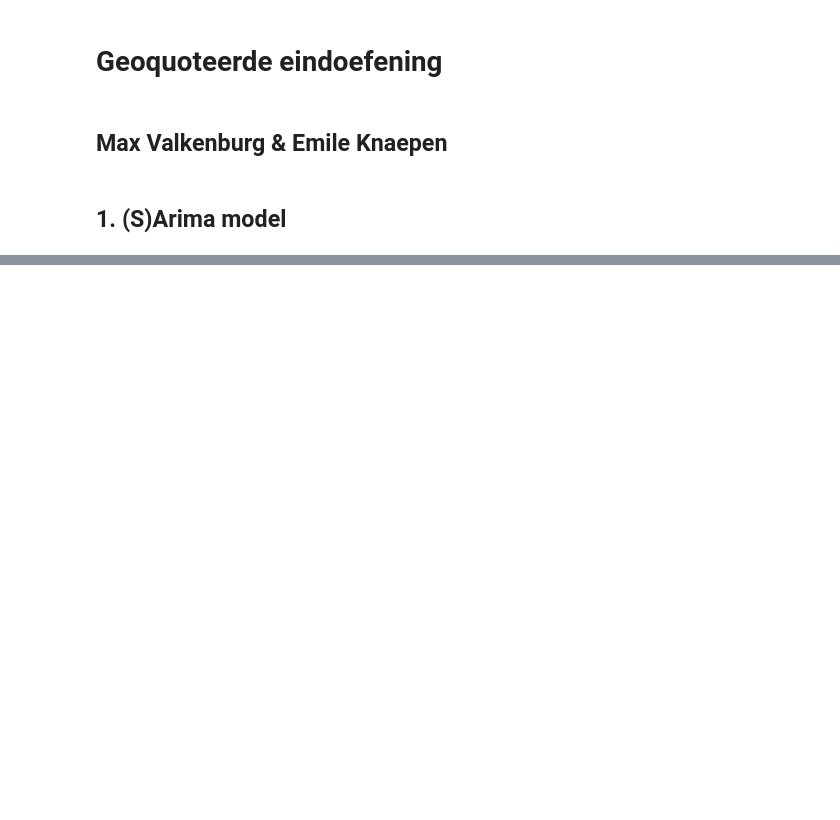
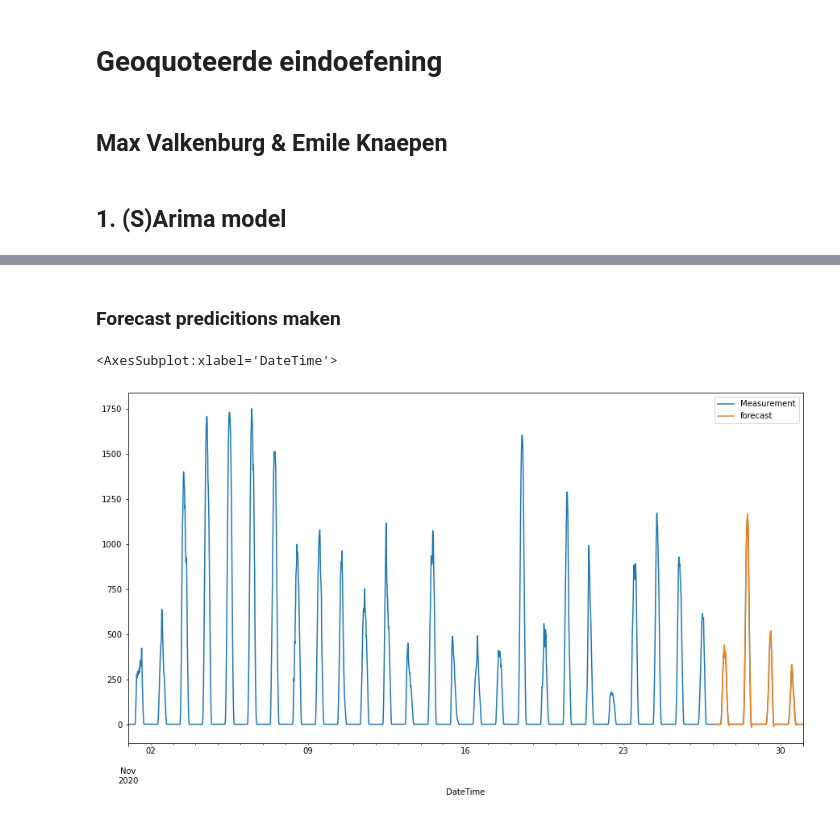
Before and after one commit to eknaepen/Solar_predictions, a Jupyter notebook: opdracht.ipynb, the cells around one changed output, grey strips where cells are left out. Cells and saved outputs as stored; diff of their text form; code cells hidden in the pictures; blank space fills up the shorter version.

Commit message:
Completed (S)ARIMA model
prediction start en end getallen moeten nog ff bekeken worden

```diff
--- a/opdracht.ipynb
+++ b/opdracht.ipynb
@@ -83,0 +69,6 @@ LinAlgError: Schur decomposition solver error.
+# %%
+#fit and make model
+model = ARIMA(Data, order= (1,1,1))
+
+model_fit = model.fit()
+model_fit.summary()
@@ -83,0 +94,9 @@ LinAlgError: Schur decomposition solver error.
+# %% [markdown]
+### Forecast predicitions maken
+# %%
+#forecast predicten
+Data['forecast']=model_fit.predict(start=2500, end=2881, dynamic=False)
+Data[['Measurement', 'forecast']].plot(figsize=(15,8))
+# %% [output]
+<AxesSubplot:xlabel='DateTime'>
+[figure, added]
```
Also changed, not shown: parts of 16 cells of this notebook.
